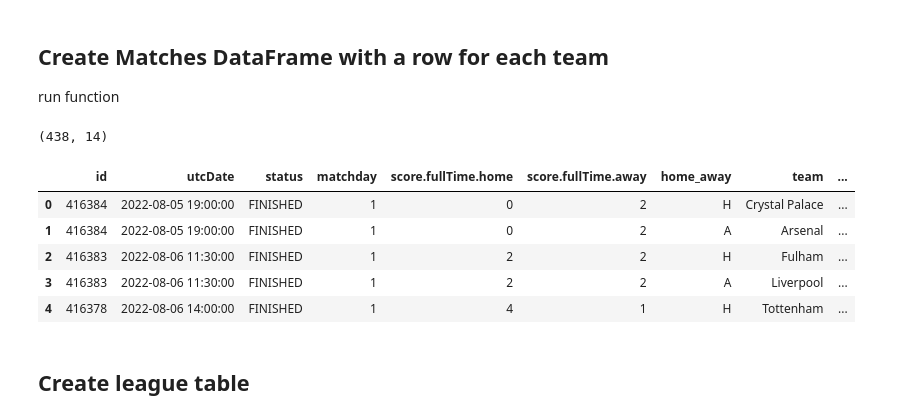
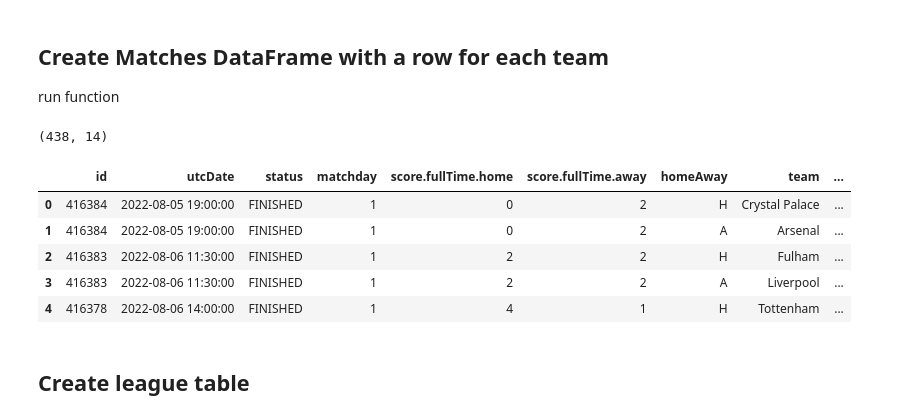
Before and after one commit to solstice035/footballdash, a Jupyter notebook: code/notebooks/results_api.ipynb, the cells around one changed output. Drawn from its saved outputs; the diff is of its cells as text; code cells hidden in the pictures.

Commit message:
clean up column names

```diff
--- a/code/notebooks/results_api.ipynb
+++ b/code/notebooks/results_api.ipynb
@@ -93,8 +93,8 @@ keep_cols = [
     # 'awayTeam.name',
     'awayTeam.shortName',
     # 'score.winner',
-    'score.fullTime.home',
-    'score.fullTime.away',
+    'scoreFullTime.home',
+    'scoreFullTime.away',
     # 'score.halfTime.home',
     # 'score.halfTime.away'
 ]
@@ -119,17 +113,18 @@ api_key = os.environ['API_AUTH_KEY']
 # %%
-
-uri = 'http://api.football-data.org/v4/competitions/PL/scheduled?status=FINISHED&season=2022'
+api_key = os.environ['API_AUTH_KEY']
+uri = 'http://api.football-data.org/v4/competitions/PL/matches?status=FINISHED'
 headers = { 'X-Auth-Token':  api_key}
 
 response = requests.get(uri, headers=headers)
 data = response.json()
+
 df = pd.json_normalize(data, record_path = ['matches'])
 df = df[keep_cols]
 df['utcDate'] = pd.to_datetime(df['utcDate'])
 # remove timezone
 df['utcDate'] = df['utcDate'].dt.tz_localize(None)
 # create full time score column
-df['score.fullTime'] = df['score.fullTime.home'].astype(str) + '-' + df['score.fullTime.away'].astype(str)
+df['scoreFullTime'] = df['scoreFullTime.home'].astype(str) + '-' + df['scoreFullTime.away'].astype(str)
 # rename club names using dictionary
 df['homeTeam.shortName'] = df['homeTeam.shortName'].replace(club_names)
 df['awayTeam.shortName'] = df['awayTeam.shortName'].replace(club_names)
@@ -211,52 +199,52 @@ df_matches = pd.melt(
     df,
     id_vars=keep_cols,
     value_vars=["H", "A"],
-    var_name="home_away",
+    var_name="homeAway",
     value_name="team",
 )
 
 
 
 df_matches['opponent'] = np.where(
-    df_matches['home_away'] == 'H',
+    df_matches['homeAway'] == 'H',
     df_matches['awayTeam.shortName'],
     df_matches['homeTeam.shortName']
     )
 # add column for full time score
-df_matches['score.fullTime'] = df_matches['score.fullTime.home'].astype(str) + '-' + df_matches['score.fullTime.away'].astype(str)
+df_matches['scoreFullTime'] = df_matches['scoreFullTime.home'].astype(str) + '-' + df_matches['scoreFullTime.away'].astype(str)
 
 # full time goals
-df_matches["goals_scored"] = np.where(
+df_matches["goalsScored"] = np.where(
     df_matches["team"] == df_matches["homeTeam.shortName"],
-    df_matches["score.fullTime.home"],
-    df_matches["score.fullTime.away"],
+    df_matches["scoreFullTime.home"],
+    df_matches["scoreFullTime.away"],
 )
-df_matches["goals_against"] = np.where(
+df_matches["goalsAgainst"] = np.where(
     df_matches["team"] != df_matches["homeTeam.shortName"],
-    df_matches["score.fullTime.home"],
-    df_matches["score.fullTime.away"],
+    df_matches["scoreFullTime.home"],
+    df_matches["scoreFullTime.away"],
 )
 df_matches["result"] = np.vectorize(get_result)(
-    df_matches["goals_scored"], df_matches["goals_against"]
+    df_matches["goalsScored"], df_matches["goalsAgainst"]
 )
 df_matches["points"] = df_matches["result"].map(points_map)
 
 
 # sort df_matches by id
 df_matches = (df_matches
     .drop(drop_cols, axis=1)
     .sort_values(by=['utcDate', 'id'], ascending=True)
     .reset_index(drop=True)
     )
 
 # export to csv using function
 export_excel(df_matches, "matches_duped")
 
 print(df_matches.shape)
 df_matches.head()
 # %% [output]
 (438, 14)
-|  | id | utcDate | status | matchday | score.fullTime.home | score.fullTime.away | home_away | team | ... |
+|  | id | utcDate | status | matchday | score.fullTime.home | score.fullTime.away | homeAway | team | ... |
 | 0 | 416384 | 2022-08-05 19:00:00 | FINISHED | 1 | 0 | 2 | H | Crystal Palace | ... |
 | 1 | 416384 | 2022-08-05 19:00:00 | FINISHED | 1 | 0 | 2 | A | Arsenal | ... |
 | 2 | 416383 | 2022-08-06 11:30:00 | FINISHED | 1 | 2 | 2 | H | Fulham | ... |
```
Also changed, not shown: parts of 10 cells of this notebook.
